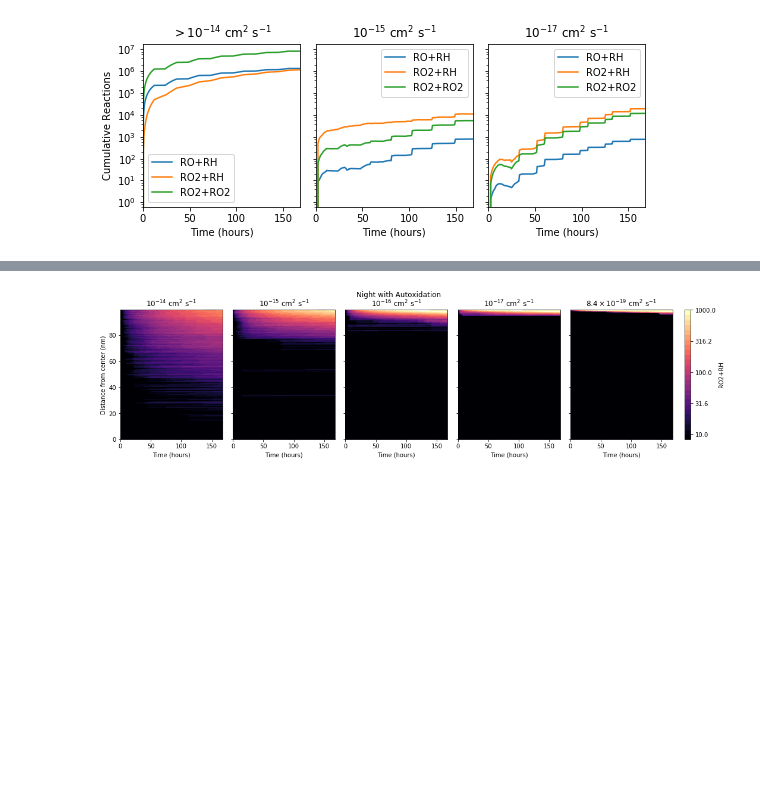
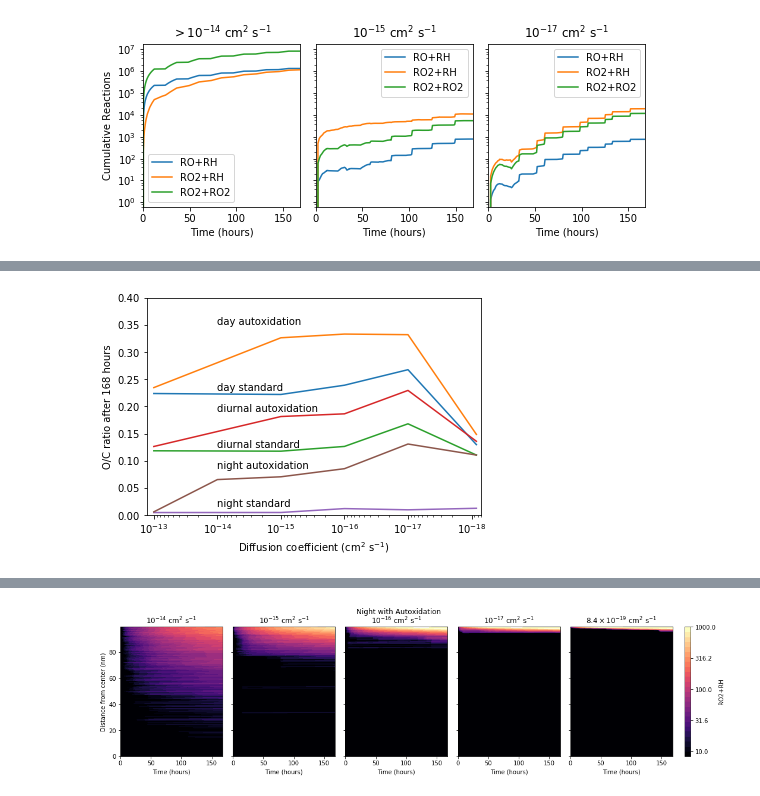
Before and after one commit to aawiegel/StackSimAnalysis, a Jupyter notebook: python/Autoxidation.ipynb, the cells around one changed output, grey strips where cells are left out. Saved outputs shown, nothing was run; the diff lists cells and outputs as text; code cells hidden in the pictures; blank space fills up the shorter version.

```diff
--- a/python/Autoxidation.ipynb
+++ b/python/Autoxidation.ipynb
@@ -343,0 +350,52 @@ fig.savefig(os.path.join(subdir, 'diurnal_markers.png'),
+# %%
+%matplotlib inline
+
+OC_data = dict()
+
+for cond in condition:
+    for mech in mechanism:
+        coef = np.array([])
+        oc_ratio = np.array([])
+
+
+        if cond+mech == "night_ao":
+                df = ScenarioData[cond+"_D14_ao"]
+                coef = np.append(coef, D_string_conv["D14"])
+                oc_ratio = np.append(oc_ratio, df["O/C ratio"].iloc[-1])
+
+        # Get O/C ratio at end of oxidation from each file
+        for D in diffusions:
+                df = ScenarioData[cond+"_"+D+mech]
+                coef = np.append(coef, D_string_conv[D])
+                oc_ratio = np.append(oc_ratio, df["O/C ratio"].iloc[-1])
+
+        # Put in data frame
+        OC_data[cond+mech] = pd.DataFrame({diff_string : coef,
+                                       "O/C ratio" : oc_ratio})
+        # Sort OC data
+        OC_data[cond+mech].sort_values(diff_string, inplace=True)
+
+fig, ax = plt.subplots(1)
+
+condition2 = ["day", "diurnal", "night"]
+
+for cond in condition2:
+    for mech in mechanism:
+        OC_data[cond+mech].plot(x = diff_string, y = "O/C ratio", ax = ax,
+                             kind='line', logx=True, label = cond+auto_convert[mech],
+                            xlim=(1.3E-13, 7E-19), ylim=(0, 0.4), legend=False)
+
+ax.text(1E-14, 0.35, 'day autoxidation')
+ax.text(1E-14, 0.23, 'day standard')
+ax.text(1E-14, 0.19, 'diurnal autoxidation')
+ax.text(1E-14, 0.124, 'diurnal standard')
+ax.text(1E-14, 0.085, 'night autoxidation')
+ax.text(1E-14, 0.015, 'night standard')
+
+ax.set_ylabel('O/C ratio after 168 hours')
+
+
+fig.savefig(os.path.join(subdir, 'OC_total.png'),
+           fmt='png', dpi=600, bbox_inches='tight')
+# %% [output]
+[figure, added]
```
Also changed, not shown: parts of 4 cells of this notebook.
